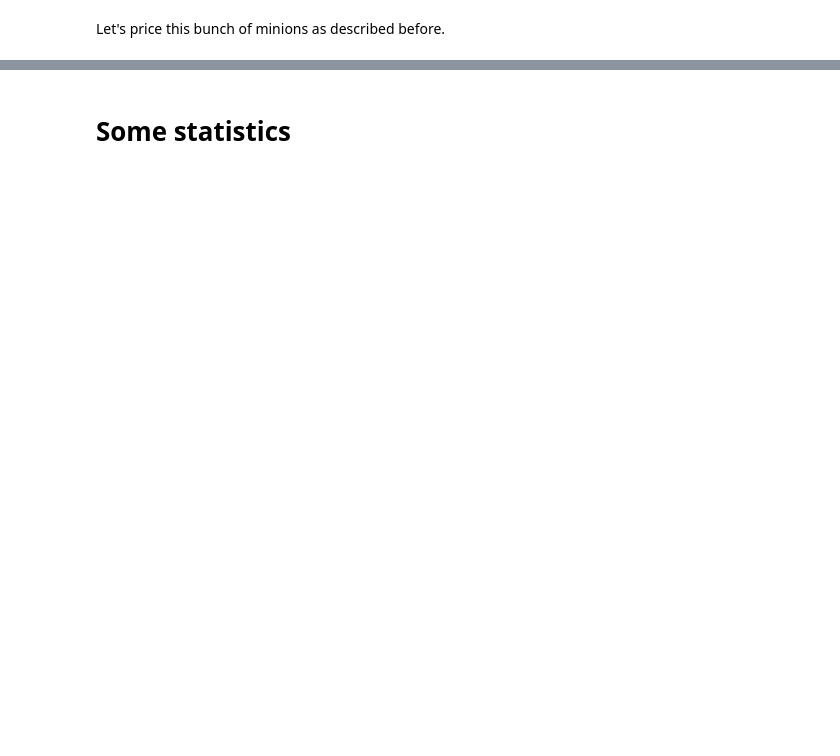
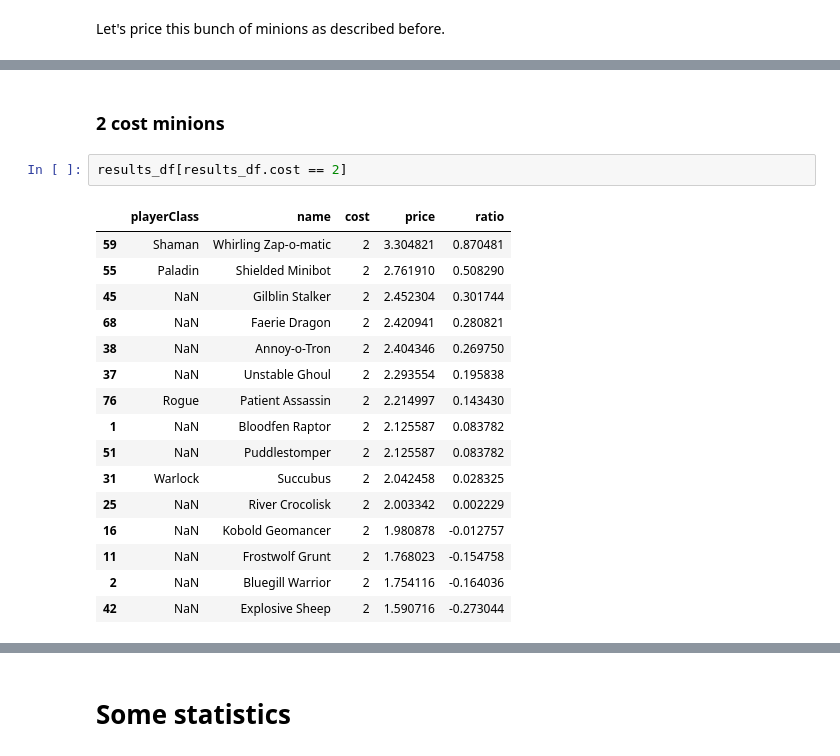
Before and after one commit to skasi7/HearthPricer, a Jupyter notebook: Intro.ipynb, the cells around one changed output, grey strips where cells are left out. Saved outputs shown, nothing was run; the diff lists cells and outputs as text; blank space fills up the shorter version.

```diff
--- a/Intro.ipynb
+++ b/Intro.ipynb
@@ -204,0 +220,21 @@ all_mechanics_cards_df[['name', 'cost', 'price', 'ratio']].sort('ratio', ascendi
+# %% [markdown]
+### 2 cost minions
+# %%
+results_df[results_df.cost == 2]
+# %% [output]
+|  | playerClass | name | cost | price | ratio |
+| 59 | Shaman | Whirling Zap-o-matic | 2 | 3.304821 | 0.870481 |
+| 55 | Paladin | Shielded Minibot | 2 | 2.761910 | 0.508290 |
+| 45 | NaN | Gilblin Stalker | 2 | 2.452304 | 0.301744 |
+| 68 | NaN | Faerie Dragon | 2 | 2.420941 | 0.280821 |
+| 38 | NaN | Annoy-o-Tron | 2 | 2.404346 | 0.269750 |
+| 37 | NaN | Unstable Ghoul | 2 | 2.293554 | 0.195838 |
+| 76 | Rogue | Patient Assassin | 2 | 2.214997 | 0.143430 |
+| 1 | NaN | Bloodfen Raptor | 2 | 2.125587 | 0.083782 |
+| 51 | NaN | Puddlestomper | 2 | 2.125587 | 0.083782 |
+| 31 | Warlock | Succubus | 2 | 2.042458 | 0.028325 |
+| 25 | NaN | River Crocolisk | 2 | 2.003342 | 0.002229 |
+| 16 | NaN | Kobold Geomancer | 2 | 1.980878 | -0.012757 |
+| 11 | NaN | Frostwolf Grunt | 2 | 1.768023 | -0.154758 |
+| 2 | NaN | Bluegill Warrior | 2 | 1.754116 | -0.164036 |
+| 42 | NaN | Explosive Sheep | 2 | 1.590716 | -0.273044 |
```
Also changed, not shown: parts of 29 cells of this notebook, 2 other files.
